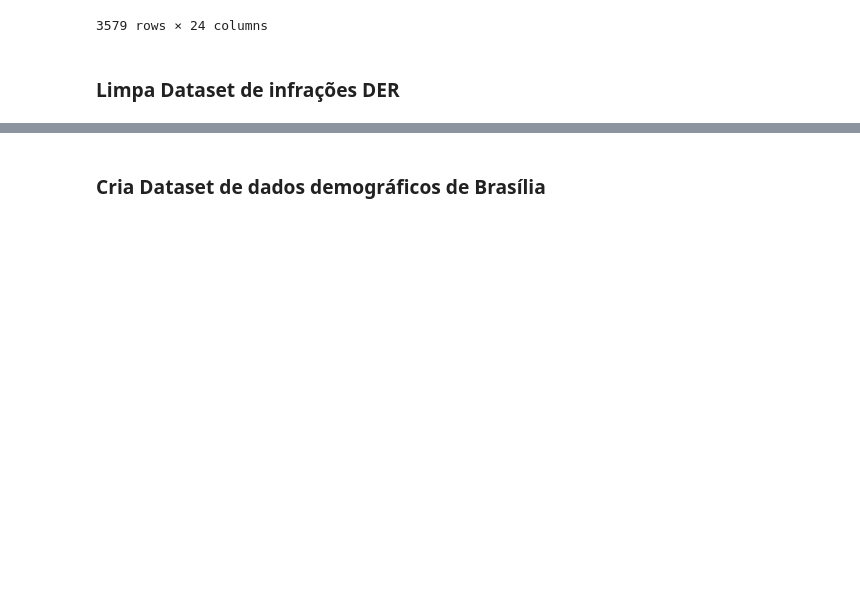
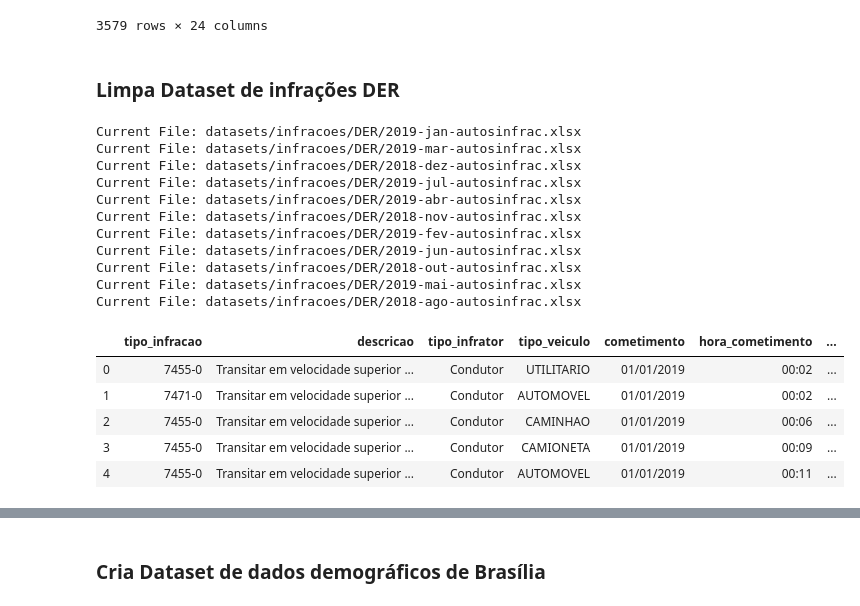
Before and after one commit to IagoCarvalho/tcc_scripts, a Jupyter notebook: data_cleaning.ipynb, the cells around one changed output, grey strips where cells are left out. Saved outputs shown, nothing was run; the diff lists cells and outputs as text; code cells hidden in the pictures; blank space fills up the shorter version.

Commit message:
Updates cleaning on datasets
Co-authored-by: Hugo <hugo.asb96@gmail.com>

```diff
--- a/data_cleaning.ipynb
+++ b/data_cleaning.ipynb
@@ -162,0 +155,37 @@ for identificacao in df_autosinfrac_ago_2018['auinf_local_rodovia']:
+# %%
+for filename in os.listdir('datasets/infracoes/DER/'):
+    dst = filename.replace("_", "-")
+    src = 'datasets/infracoes/DER/' + filename
+    dst = 'datasets/infracoes/DER/' + dst
+    os.rename(src, dst)
+# %%
+df_infracoes_der_2018_2019 = pd.DataFrame()
+path = 'datasets/infracoes/DER/'
+
+for filename in os.listdir(path):
+    print("Current File: " + path + filename)
+
+    abs_path = path + filename
+    df_temp = pd.read_excel(abs_path)
+
+    df_infracoes_der_2018_2019 = pd.concat([df_infracoes_der_2018_2019, df_temp])
+
+df_infracoes_der_2018_2019.head()
+# %% [output]
+Current File: datasets/infracoes/DER/2019-jan-autosinfrac.xlsx
+Current File: datasets/infracoes/DER/2019-mar-autosinfrac.xlsx
+Current File: datasets/infracoes/DER/2018-dez-autosinfrac.xlsx
+Current File: datasets/infracoes/DER/2019-jul-autosinfrac.xlsx
+Current File: datasets/infracoes/DER/2019-abr-autosinfrac.xlsx
+Current File: datasets/infracoes/DER/2018-nov-autosinfrac.xlsx
+Current File: datasets/infracoes/DER/2019-fev-autosinfrac.xlsx
+Current File: datasets/infracoes/DER/2019-jun-autosinfrac.xlsx
+Current File: datasets/infracoes/DER/2018-out-autosinfrac.xlsx
+Current File: datasets/infracoes/DER/2019-mai-autosinfrac.xlsx
+Current File: datasets/infracoes/DER/2018-ago-autosinfrac.xlsx
+|  | tipo_infracao | descricao | tipo_infrator | tipo_veiculo | cometimento | hora_cometimento | ... |
+| 0 | 7455-0 | Transitar em velocidade superior ... | Condutor | UTILITARIO | 01/01/2019 | 00:02 | ... |
+| 1 | 7471-0 | Transitar em velocidade superior ... | Condutor | AUTOMOVEL | 01/01/2019 | 00:02 | ... |
+| 2 | 7455-0 | Transitar em velocidade superior ... | Condutor | CAMINHAO | 01/01/2019 | 00:06 | ... |
+| 3 | 7455-0 | Transitar em velocidade superior ... | Condutor | CAMIONETA | 01/01/2019 | 00:09 | ... |
+| 4 | 7455-0 | Transitar em velocidade superior ... | Condutor | AUTOMOVEL | 01/01/2019 | 00:11 | ... |
```
Also changed, not shown: parts of 6 cells of this notebook.
